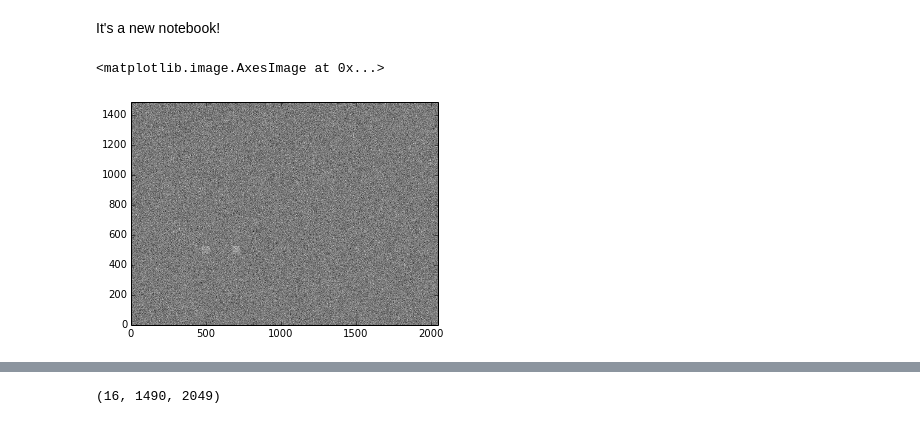
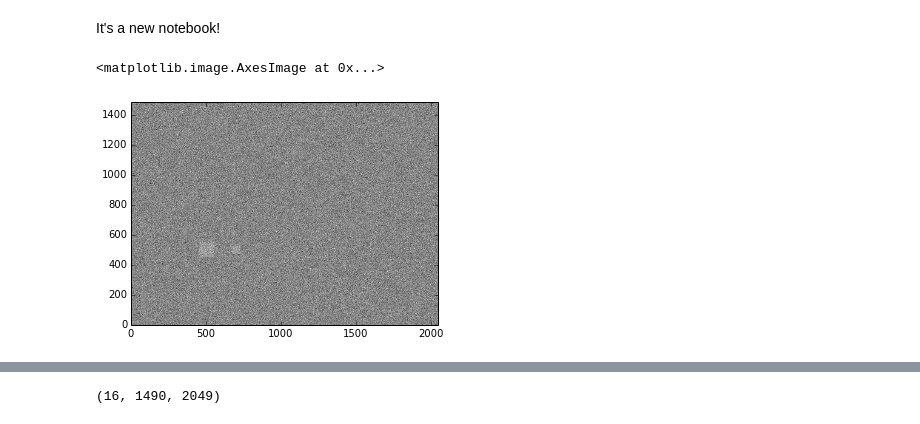
Before and after one commit to garibaldu/Oddity, a Jupyter notebook: code/squares.ipynb, the cells around one changed output, grey strips where cells are left out. Cells and saved outputs as stored; diff of their text form; code cells hidden in the pictures.

```diff
--- a/code/squares.ipynb
+++ b/code/squares.ipynb
@@ -71,23 +71,23 @@ It's a new notebook!
 # %%
 # make real data
 hdulist = fits.open('../data/frame-r-000094-1-0131.fits.gz')
 realimg = hdulist[0].data
 hdulist.close()
 
 # make fake data
 fakeimg = np.random.normal(size=realimg.shape)
 ny, nx = fakeimg.shape
 ygrid, xgrid = mgrid[:ny, :nx]
 fakeimg += 0.0 * xgrid / nx  # to add a tiny gradient as a test
-fakeimg[475:525,475:525] += 1.0 # bright patch for kicks.
+fakeimg[450:550,450:550] += 1.0 # bright patch for kicks.
 fakeimg[475:525,675:725] += 1.0 # bright patch for kicks.
 
 img = fakeimg # we decide which data we're working with.
 plt.gray()
 plt.imshow(img, origin='lower')
 # %% [output]
 <matplotlib.image.AxesImage at 0x...>
-[figure, old version]
+[figure, new version]
 # %%
 M = 16 # number of histogram bins
 def intensity_to_m(img, M):
```
Also changed, not shown: parts of 11 cells of this notebook.
